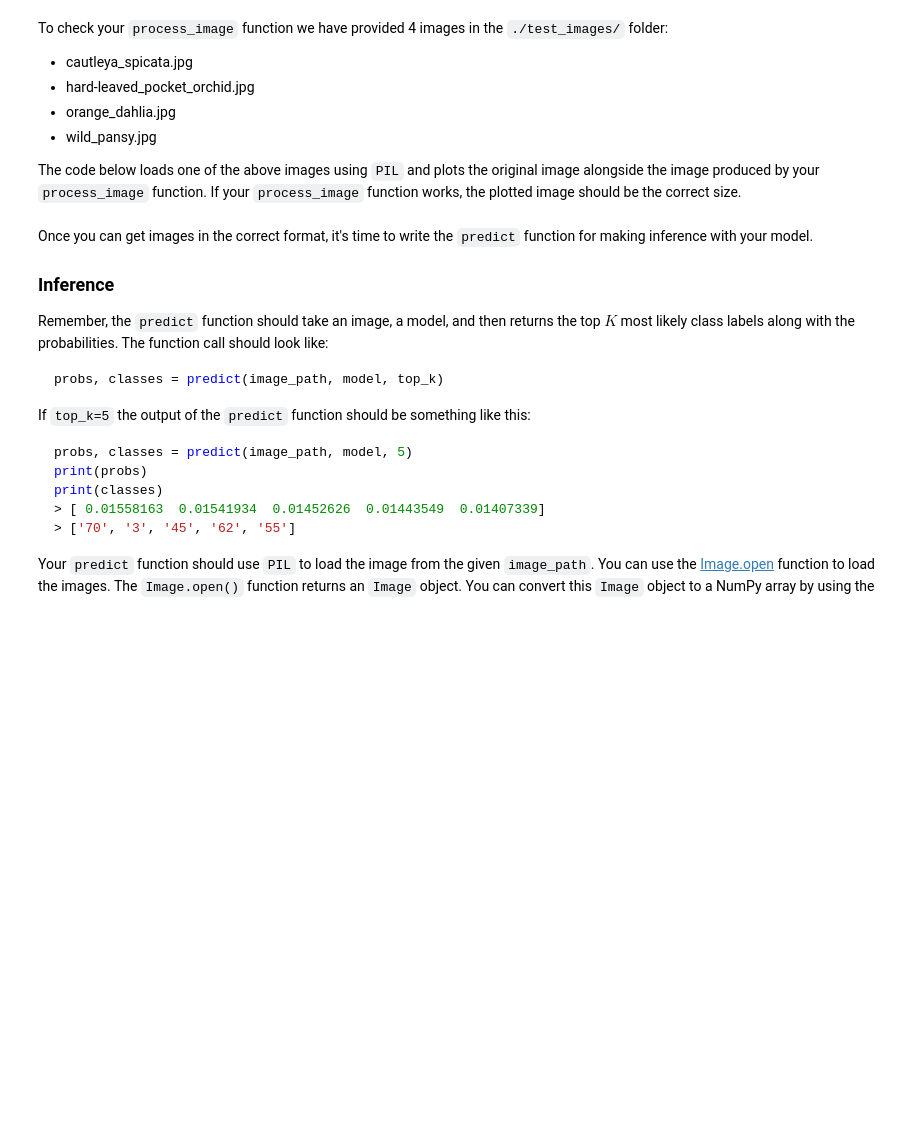
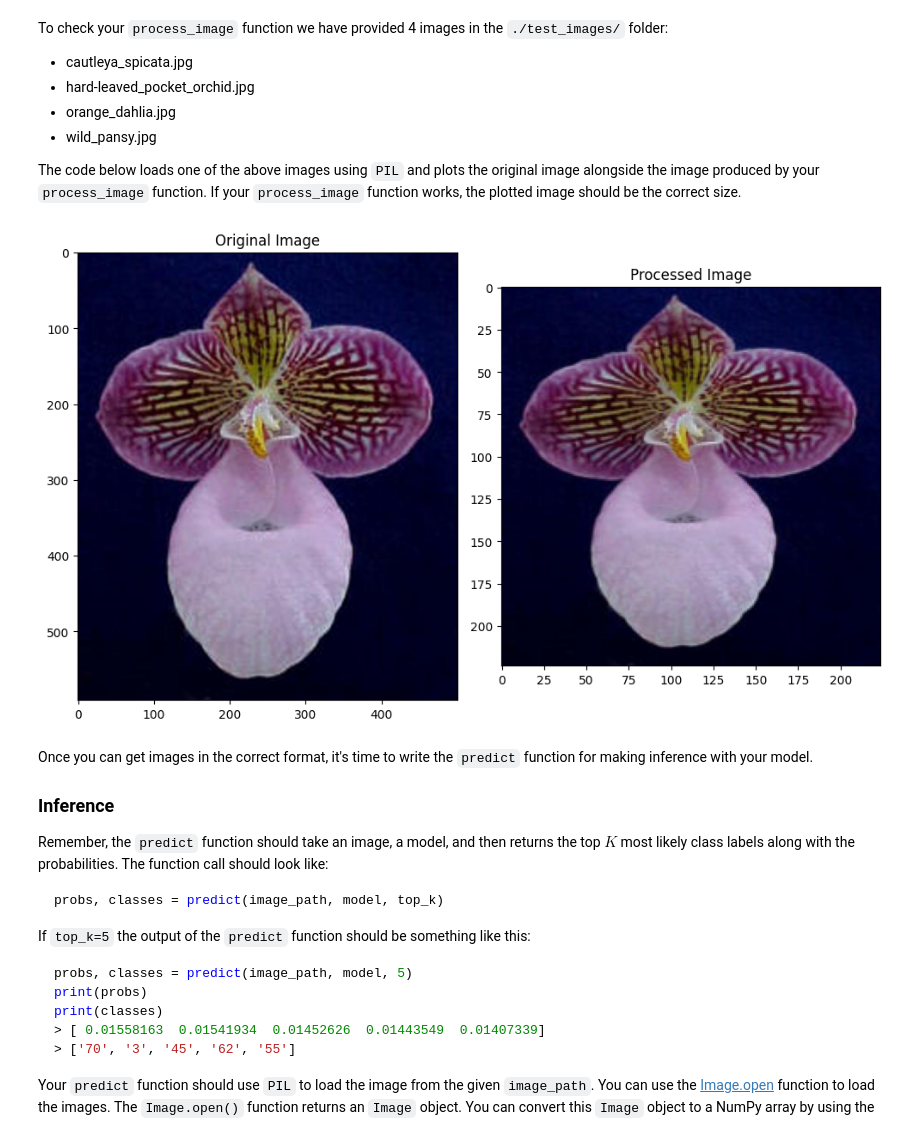
Before and after one commit to mo-matar/Image-Classifier-Project-, a Jupyter notebook: Project_Image_Classifier_Project.ipynb, the cells around one changed output. Cells and saved outputs as stored; diff of their text form; code cells hidden in the pictures; blank space fills up the shorter version.

```diff
--- a/Project_Image_Classifier_Project.ipynb
+++ b/Project_Image_Classifier_Project.ipynb
@@ -305,3 +305,10 @@ Finally, convert your image back to a NumPy array using the `.numpy()` method.
+# %%
+# TODO: Create the process_image function
+def process_image(image):
+    image = tf.cast(image, tf.float32)
+    image = tf.image.resize(image, (224, 224))
+    image = image / 255.0
+    return image
 # %% [markdown]
 To check your `process_image` function we have provided 4 images in the `./test_images/` folder:
 
@@ -314,19 +321,21 @@ The code below loads one of the above images using `PIL` and plots the original
 # %%
 from PIL import Image
 
-image_path = './test_images/hard-leaved_pocket_orchid.jpg'
+image_path = './hard-leaved_pocket_orchid.jpg'
 im = Image.open(image_path)
 test_image = np.asarray(im)
 
 processed_test_image = process_image(test_image)
 
 fig, (ax1, ax2) = plt.subplots(figsize=(10,10), ncols=2)
 ax1.imshow(test_image)
 ax1.set_title('Original Image')
 ax2.imshow(processed_test_image)
 ax2.set_title('Processed Image')
 plt.tight_layout()
 plt.show()
+# %% [output]
+[figure, added]
 # %% [markdown]
 Once you can get images in the correct format, it's time to write the `predict` function for making inference with your model.
 
```
Also changed, not shown: parts of 10 cells of this notebook.
